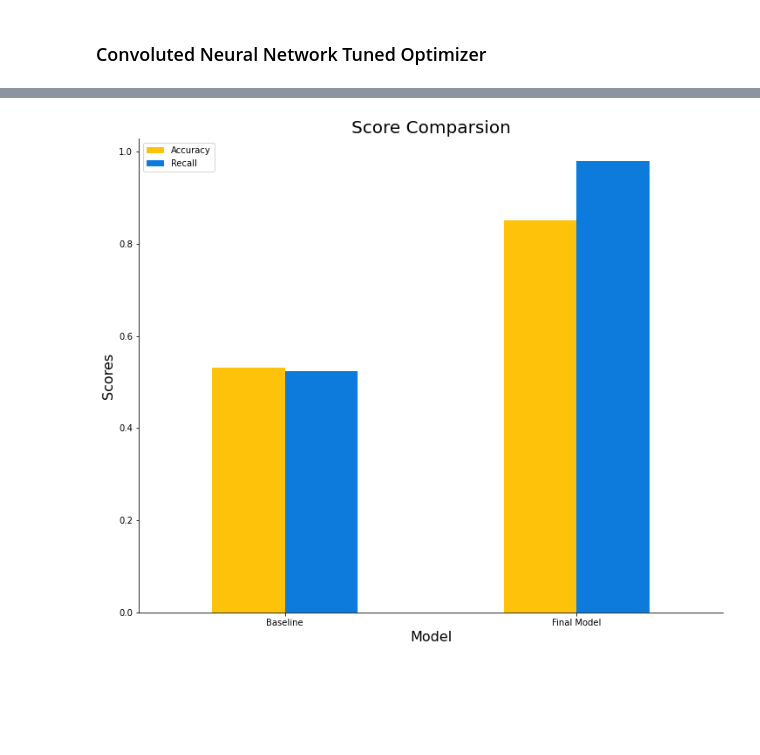
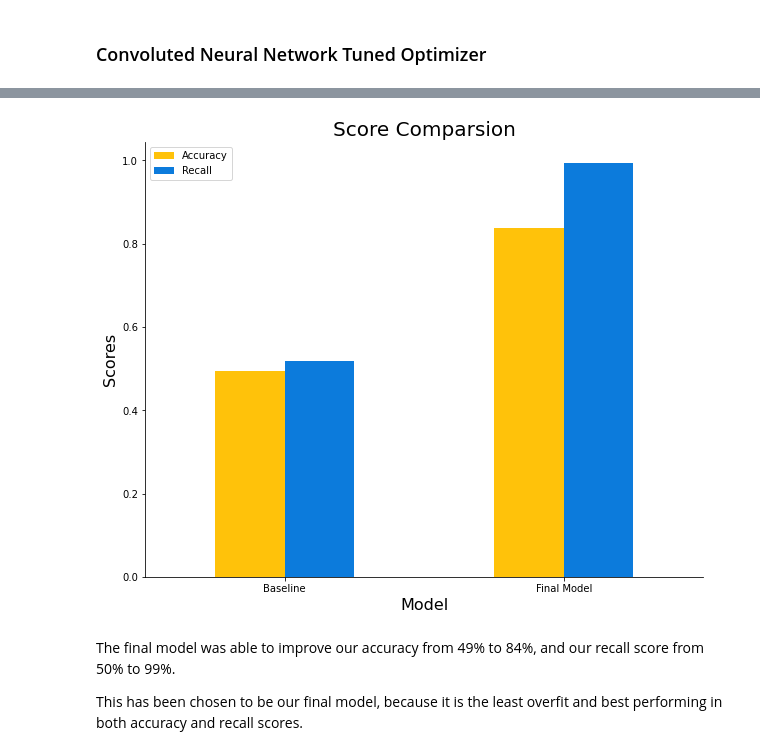
Before and after one commit to claragiurgiu/Pneumonia-Image-Classification, a Jupyter notebook: Final_Notebook.ipynb, the cells around one changed output, grey strips where cells are left out. Saved outputs shown, nothing was run; the diff lists cells and outputs as text; code cells hidden in the pictures; blank space fills up the shorter version.

```diff
--- a/Final_Notebook.ipynb
+++ b/Final_Notebook.ipynb
@@ -82,22 +76,27 @@ for n in range(3):
 [figure]
 [figure]
 # %%
-# 80/20 split
+# using image data generator to model
 # batch size=32
-img_dgen = ImageDataGenerator(rescale=1./255, validation_split = 0.20)
+idata_gen = ImageDataGenerator(rescale=1./255, validation_split = 0.20)
 
 
 #training dir
-train_set = img_dgen.flow_from_directory(train_path, target_size=(64, 64), color_mode='grayscale',
+train_set = idata_gen.flow_from_directory(train_path, target_size=(64, 64), color_mode='grayscale',
                                          class_mode='binary', subset='training', seed=42)
 
-validation_set = img_dgen.flow_from_directory(train_path, target_size=(64, 64),color_mode='grayscale',
+validation_set = idata_gen.flow_from_directory(train_path, target_size=(64, 64),color_mode='grayscale',
                                               class_mode='binary', subset='validation', seed=42)
 
 # testing dir
-test_set = img_dgen.flow_from_directory(test_path, target_size=(64, 64), color_mode='grayscale',
+test_set = idata_gen.flow_from_directory(test_path, target_size=(64, 64), color_mode='grayscale',
                                         class_mode='binary', shuffle=False, seed=42)
 # %% [output]
 Found 4186 images belonging to 2 classes.
 Found 1045 images belonging to 2 classes.
 Found 624 images belonging to 2 classes.
+# %%
+# dummy set for baseline model
+dummy_train_set = idata_gen.flow_from_directory(train_path, target_size=(64, 64), color_mode='grayscale',
+                                         class_mode='binary', subset='training', seed=42,
+                                               batch_size=4186)
@@ -107,7 +108,7 @@ We transformed the images using ImageDataGenerator and then used a Sequential Ne
 # %% [markdown]
 ### Dummy Model
 # %%
-train_x, train_y = next(train_set)
+train_x, train_y = next(dummy_train_set)
 # %%
 baseline_model = DummyClassifier(strategy='uniform')
 baseline_model.fit(train_x, train_y)
@@ -675,17 +723,22 @@ final_loss, final_acc, final_rec = cnn_model4.evaluate(test_set)
 # %%
 acc = [dummy_acc, final_acc]
 rec = [dummy_rec, final_rec]
 
 rec_scores = pd.DataFrame(rec, columns=['Recall'])
 acc_scores = pd.DataFrame(acc, columns=['Accuracy'])
 scores = acc_scores.join(rec_scores)
 
 # visualizing both accuracy and recall
-scores.plot.bar(figsize=(12,10), color=('#FFC20A', '#0C7BDC'))
+scores.plot.bar(figsize=(10,8), color=('#FFC20A', '#0C7BDC'))
 plt.xticks(ticks=[0,1], labels=['Baseline', 'Final Model'], rotation=360)
 plt.ylabel('Scores',  fontsize=16)
 plt.xlabel('Model',  fontsize=16)
 sns.despine()
-plt.title('Score Comparsion', fontsize=20);
+plt.title('Score Comparsion', fontsize=20)
+plt.show();
 # %% [output]
-[figure, old version]
+[figure, new version]
+# %% [markdown]
+The final model was able to improve our accuracy from 49% to 84%, and our recall score from 50% to 99%.
+
+This has been chosen to be our final model, because it is the least overfit and best performing in both accuracy and recall scores.
```
Also changed, not shown: parts of 30 cells of this notebook.
